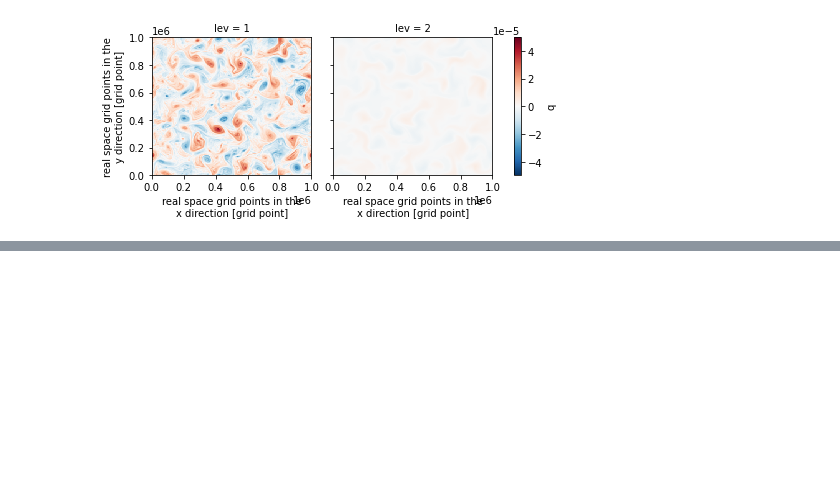
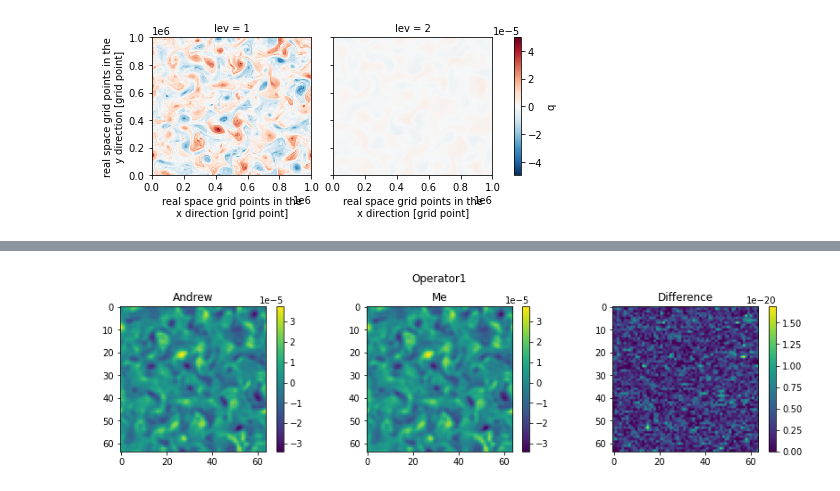
Before and after one commit to m2lines/pyqg_generative, a Jupyter notebook: notebooks/operators.ipynb, the cells around one changed output, grey strips where cells are left out. Cells and saved outputs as stored; diff of their text form; code cells hidden in the pictures; blank space fills up the shorter version.

```diff
--- a/notebooks/operators.ipynb
+++ b/notebooks/operators.ipynb
@@ -107,0 +126,20 @@ op.model_filter(ds.q.isel(run=0,time=-1), 2).plot(col='lev')
+# %%
+m = pyqg.QGModel(nx=256, log_level=0)
+q = ds.q.isel(run=0, time=-1).astype('float64')
+m.q = q.values
+# %%
+def plot_operators(opAndrew, opMe):
+    plt.figure(figsize=(14,3))
+    plt.subplot(1,3,1)
+    Andrew = opAndrew(m, 64).m2.q[0]
+    plt.imshow(Andrew); plt.colorbar(); plt.title('Andrew')
+    plt.subplot(1,3,2)
+    Me = opMe(q, 4)[0]
+    plt.imshow(Me); plt.colorbar(); plt.title('Me')
+    plt.subplot(1,3,3)
+    plt.imshow(np.abs(Andrew-Me)); plt.colorbar(); plt.title('Difference')
+    plt.suptitle(opAndrew.__name__, y=1.05)
+# %%
+plot_operators(ppb.Operator1, op.Operator1)
+# %% [output]
+[figure, added]
```
Also changed, not shown: parts of 12 cells of this notebook, 1 other file.
